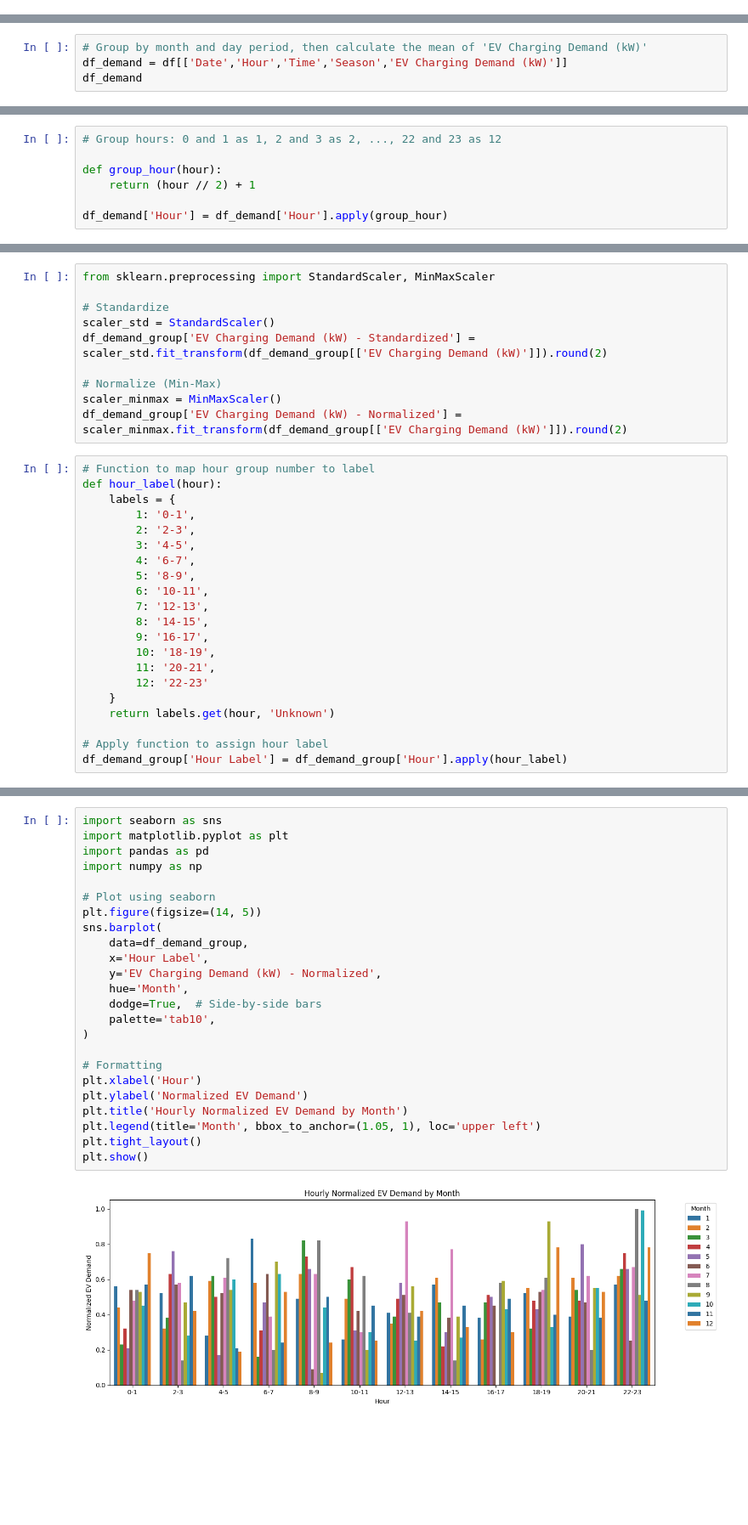
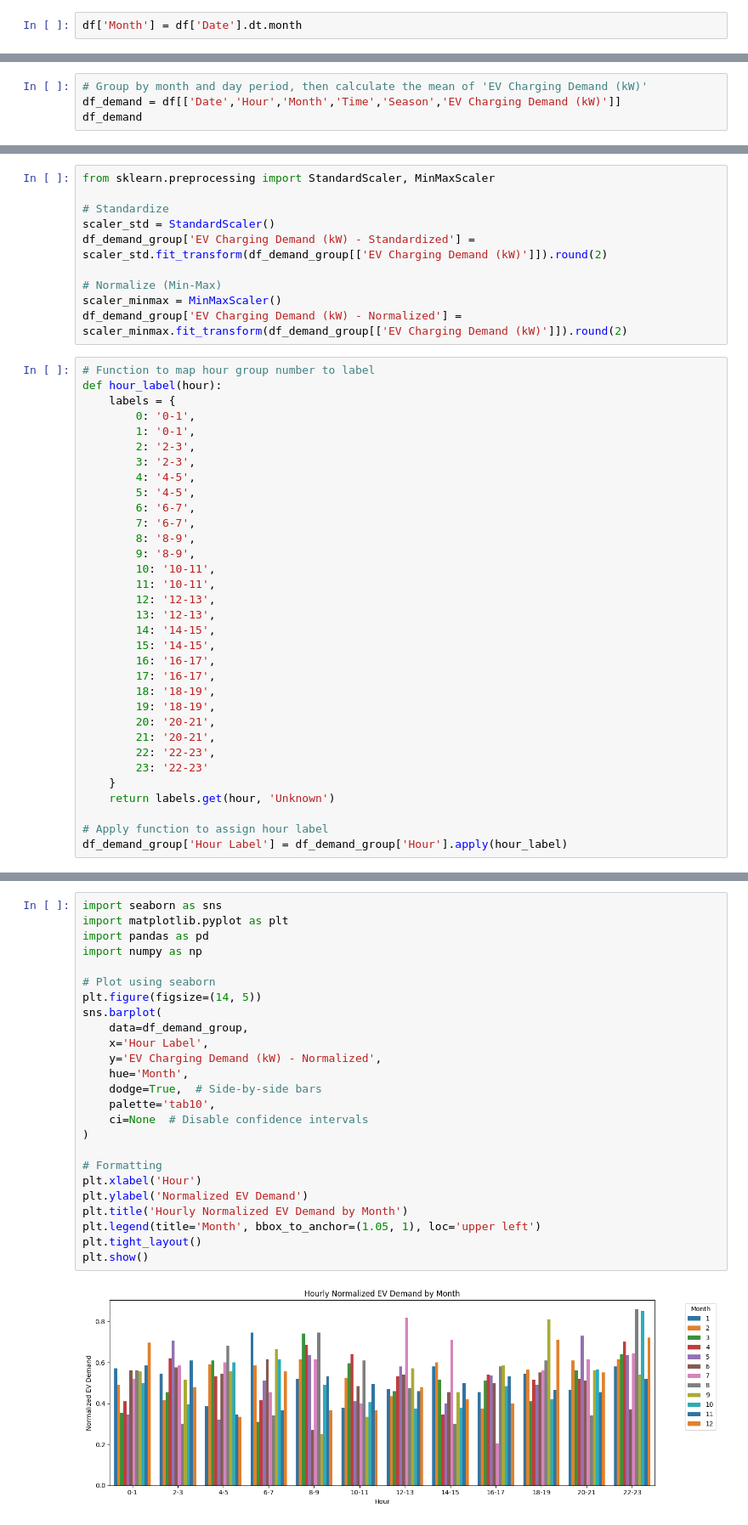
Before and after one commit to aravindhkrishnan09/Data-Science-and-Engineering-Analytics, a Jupyter notebook: Projects/Main_Project_ML/EV Charging Patterns/EV_Charging_Patterns.ipynb, the cells around one changed output, grey strips where cells are left out. Shown at 85% size. Saved outputs shown, nothing was run; the diff lists cells and outputs as text; blank space fills up the shorter version.

```diff
--- a/Projects/Main_Project_ML/EV Charging Patterns/EV_Charging_Patterns.ipynb
+++ b/Projects/Main_Project_ML/EV Charging Patterns/EV_Charging_Patterns.ipynb
@@ -496,6 +585,8 @@ Grid electricity production from renewables is influenced by both **seasonal cha
 
 **Conclusion:**
 Grid renewable energy production is not constant; it fluctuates with both season and time of day, impacting the availability of clean energy for EV charging. This highlights the importance of aligning charging strategies with periods of higher renewable generation to maximize sustainability.
+# %%
+df['Month'] = df['Date'].dt.month
 # %%
 df.columns
 # %% [output]
@@ -514,6 +609,6 @@ Index(['Date', 'Time', 'EV Charging Demand (kW)',
       dtype='object')
 # %%
 # Group by month and day period, then calculate the mean of 'EV Charging Demand (kW)'
-df_demand = df[['Date','Hour','Time','Season','EV Charging Demand (kW)']]
+df_demand = df[['Date','Hour','Month','Time','Season','EV Charging Demand (kW)']]
 df_demand
 # %% [output]
@@ -533,8 +628 @@ df_demand
-# %%
-# Group hours: 0 and 1 as 1, 2 and 3 as 2, ..., 22 and 23 as 12
-
-def group_hour(hour):
-    return (hour // 2) + 1
-
-df_demand['Hour'] = df_demand['Hour'].apply(group_hour)
 # %%
@@ -569,18 +656,30 @@ df_demand_group['EV Charging Demand (kW) - Normalized'] = scaler_minmax.fit_tran
 # Function to map hour group number to label
 def hour_label(hour):
     labels = {
+        0: '0-1',
         1: '0-1',
         2: '2-3',
-        3: '4-5',
-        4: '6-7',
-        5: '8-9',
-        6: '10-11',
-        7: '12-13',
-        8: '14-15',
-        9: '16-17',
-        10: '18-19',
-        11: '20-21',
-        12: '22-23'
+        3: '2-3',
+        4: '4-5',
+        5: '4-5',
+        6: '6-7',
+        7: '6-7',
+        8: '8-9',
+        9: '8-9',
+        10: '10-11',
+        11: '10-11',
+        12: '12-13',
+        13: '12-13',
+        14: '14-15',
+        15: '14-15',
+        16: '16-17',
+        17: '16-17',
+        18: '18-19',
+        19: '18-19',
+        20: '20-21',
+        21: '20-21',
+        22: '22-23',
+        23: '22-23'
     }
     return labels.get(hour, 'Unknown')
 
@@ -616,29 +715,30 @@ plt.show()
 # %%
 import seaborn as sns
 import matplotlib.pyplot as plt
 import pandas as pd
 import numpy as np
 
 # Plot using seaborn
 plt.figure(figsize=(14, 5))
 sns.barplot(
     data=df_demand_group,
     x='Hour Label',
     y='EV Charging Demand (kW) - Normalized',
     hue='Month',
     dodge=True,  # Side-by-side bars
     palette='tab10',
+    ci=None  # Disable confidence intervals
 )
 
 # Formatting
 plt.xlabel('Hour')
 plt.ylabel('Normalized EV Demand')
 plt.title('Hourly Normalized EV Demand by Month')
 plt.legend(title='Month', bbox_to_anchor=(1.05, 1), loc='upper left')
 plt.tight_layout()
 plt.show()
 # %% [output]
-[figure, old version]
+[figure, new version]
 # %%
 import seaborn as sns
 import matplotlib.pyplot as plt
```
Also changed, not shown: parts of 28 cells of this notebook.
